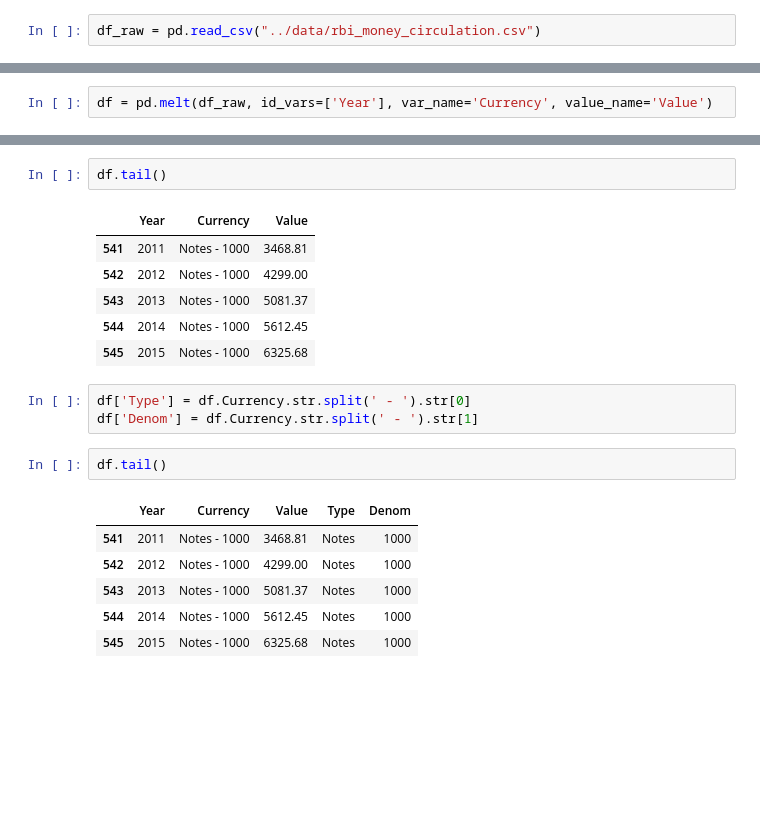
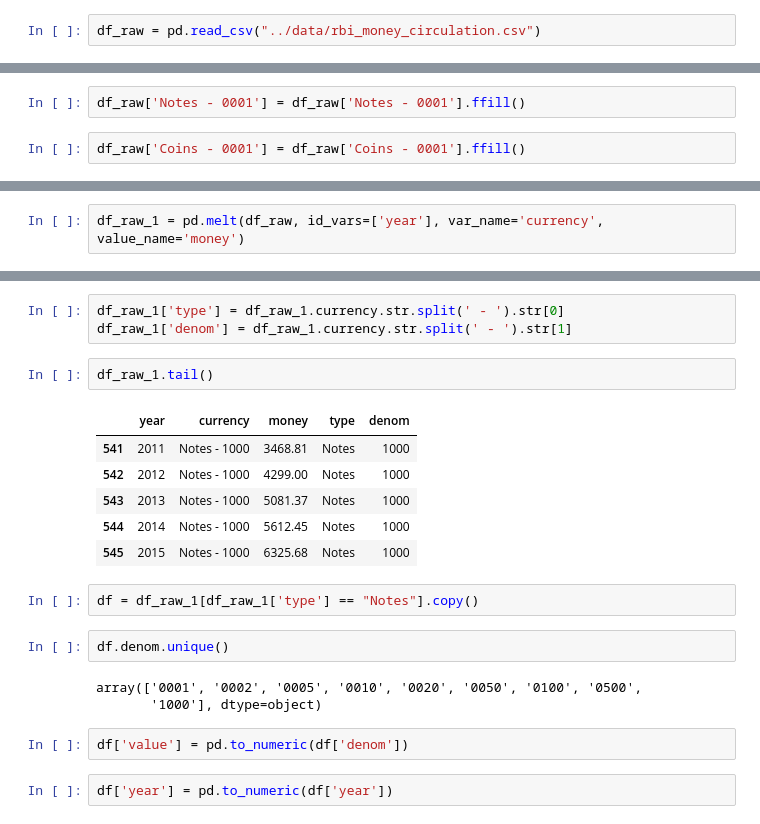
Before and after one commit to amitkaps/indiavis, a Jupyter notebook: notebooks/money.ipynb, the cells around one changed output, grey strips where cells are left out. Saved outputs shown, nothing was run; the diff lists cells and outputs as text; blank space fills up the shorter version.

```diff
--- a/notebooks/money.ipynb
+++ b/notebooks/money.ipynb
@@ -36,0 +39,4 @@ dtype: object
+# %%
+df_raw['Notes - 0001'] = df_raw['Notes - 0001'].ffill()
+# %%
+df_raw['Coins - 0001'] = df_raw['Coins - 0001'].ffill()
@@ -37,2 +45,2 @@ dtype: object
 # %%
-df = pd.melt(df_raw, id_vars=['Year'], var_name='Currency', value_name='Value')
+df_raw_1 = pd.melt(df_raw, id_vars=['year'], var_name='currency', value_name='money')
@@ -39,24 +56,26 @@ df = pd.melt(df_raw, id_vars=['Year'], var_name='Currency', value_name='Value')
+# %%
+df_raw_1['type'] = df_raw_1.currency.str.split(' - ').str[0]
+df_raw_1['denom'] = df_raw_1.currency.str.split(' - ').str[1]
 # %%
-df.tail()
+df_raw_1.tail()
 # %% [output]
-|  | Year | Currency | Value |
-| 541 | 2011 | Notes - 1000 | 3468.81 |
-| 542 | 2012 | Notes - 1000 | 4299.00 |
-| 543 | 2013 | Notes - 1000 | 5081.37 |
-| 544 | 2014 | Notes - 1000 | 5612.45 |
-| 545 | 2015 | Notes - 1000 | 6325.68 |
+|  | year | currency | money | type | denom |
+| 541 | 2011 | Notes - 1000 | 3468.81 | Notes | 1000 |
+| 542 | 2012 | Notes - 1000 | 4299.00 | Notes | 1000 |
+| 543 | 2013 | Notes - 1000 | 5081.37 | Notes | 1000 |
+| 544 | 2014 | Notes - 1000 | 5612.45 | Notes | 1000 |
+| 545 | 2015 | Notes - 1000 | 6325.68 | Notes | 1000 |
-# %%
-df['Type'] = df.Currency.str.split(' - ').str[0]
-df['Denom'] = df.Currency.str.split(' - ').str[1]
-# %%
-df.tail()
-# %% [output]
-|  | Year | Currency | Value | Type | Denom |
-| 541 | 2011 | Notes - 1000 | 3468.81 | Notes | 1000 |
-| 542 | 2012 | Notes - 1000 | 4299.00 | Notes | 1000 |
-| 543 | 2013 | Notes - 1000 | 5081.37 | Notes | 1000 |
-| 544 | 2014 | Notes - 1000 | 5612.45 | Notes | 1000 |
-| 545 | 2015 | Notes - 1000 | 6325.68 | Notes | 1000 |
+# %%
+df = df_raw_1[df_raw_1['type'] == "Notes"].copy()
+# %%
+df.denom.unique()
+# %% [output]
+array(['0001', '0002', '0005', '0010', '0020', '0050', '0100', '0500',
+       '1000'], dtype=object)
+# %%
+df['value'] = pd.to_numeric(df['denom'])
+# %%
+df['year'] = pd.to_numeric(df['year'])
 # %%
 df.dtypes
 # %% [output]
```
Also changed, not shown: parts of 30 cells of this notebook, 40 other files.
